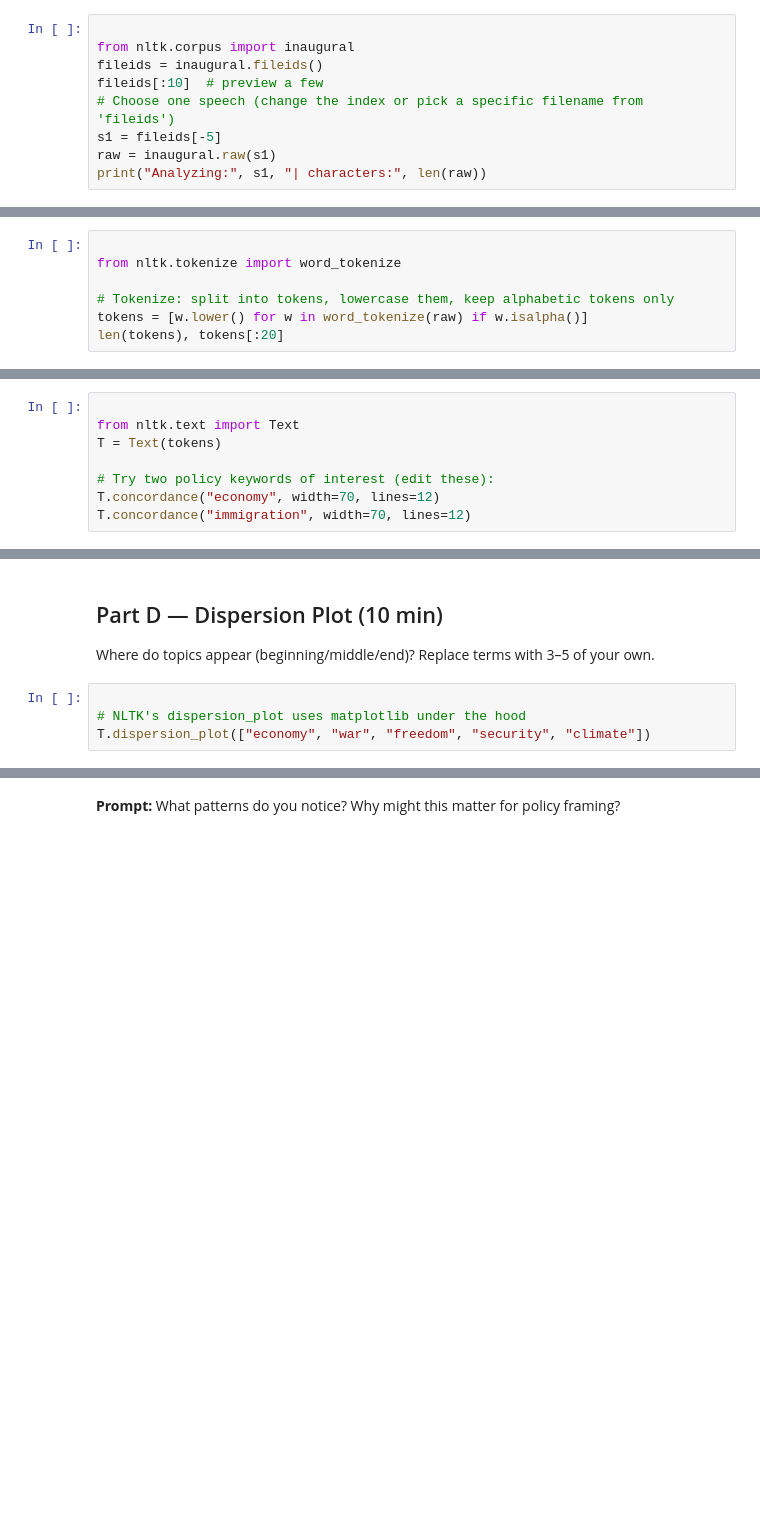
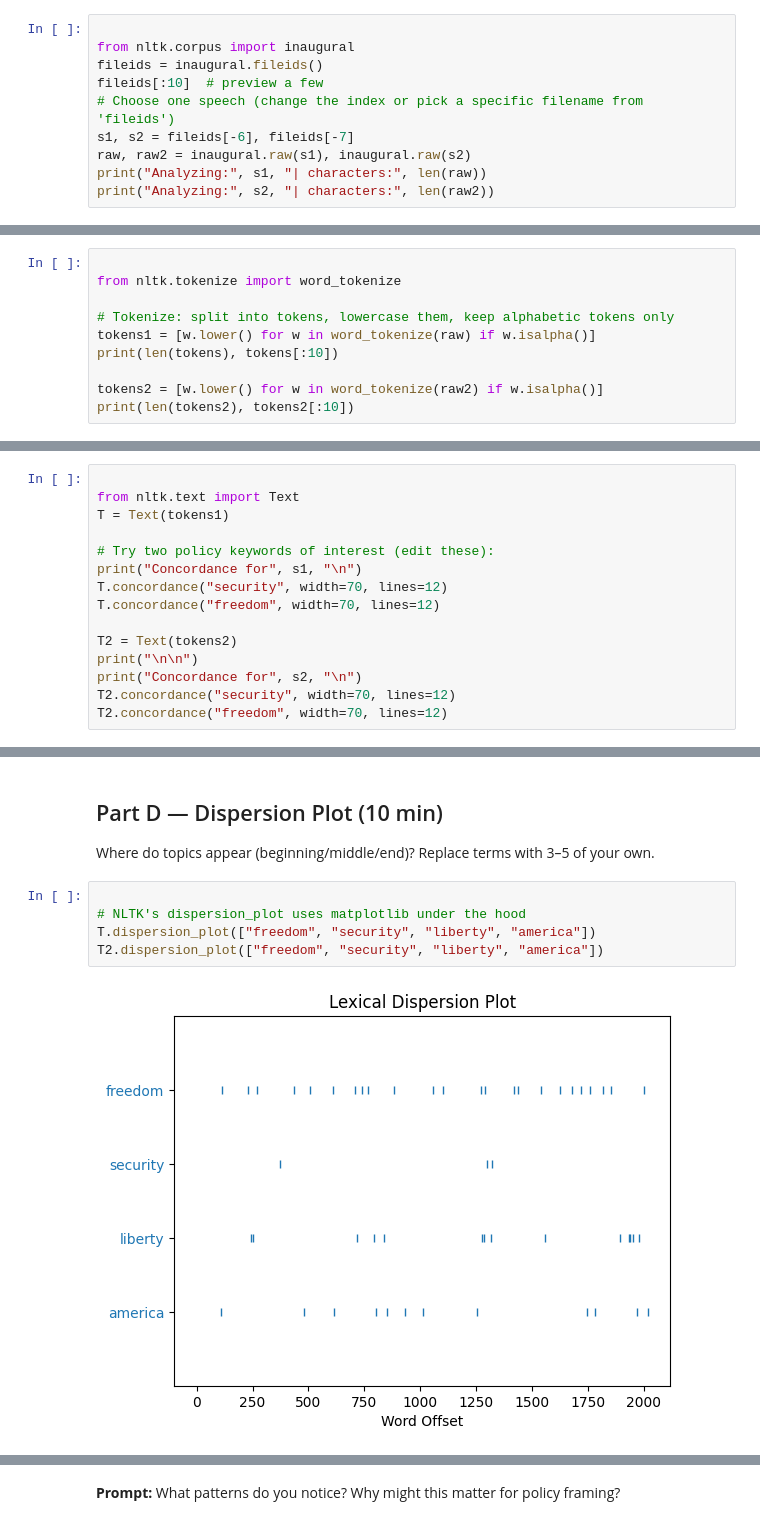
Before and after one commit to ellenwang995/week3_NLTK, a Jupyter notebook: session3_nltk_worksheet.ipynb, the cells around one changed output, grey strips where cells are left out. Saved outputs shown, nothing was run; the diff lists cells and outputs as text; blank space fills up the shorter version.

```diff
--- a/session3_nltk_worksheet.ipynb
+++ b/session3_nltk_worksheet.ipynb
@@ -44,6 +44,7 @@ from nltk.corpus import inaugural
 fileids = inaugural.fileids()
 fileids[:10]  # preview a few
 # Choose one speech (change the index or pick a specific filename from 'fileids')
-s1 = fileids[-5]
-raw = inaugural.raw(s1)
+s1, s2 = fileids[-6], fileids[-7]
+raw, raw2 = inaugural.raw(s1), inaugural.raw(s2)
 print("Analyzing:", s1, "| characters:", len(raw))
+print("Analyzing:", s2, "| characters:", len(raw2))
@@ -94,5 +105,8 @@ Lowercase and keep only alphabetic tokens (drop punctuation/numbers) for a quick
 from nltk.tokenize import word_tokenize
 
 # Tokenize: split into tokens, lowercase them, keep alphabetic tokens only
-tokens = [w.lower() for w in word_tokenize(raw) if w.isalpha()]
-len(tokens), tokens[:20]
+tokens1 = [w.lower() for w in word_tokenize(raw) if w.isalpha()]
+print(len(tokens), tokens[:10])
+
+tokens2 = [w.lower() for w in word_tokenize(raw2) if w.isalpha()]
+print(len(tokens2), tokens2[:10])
@@ -108,8 +172,15 @@ Use *concordance* to see your keywords in context.
 # %%
 
 from nltk.text import Text
-T = Text(tokens)
+T = Text(tokens1)
 
 # Try two policy keywords of interest (edit these):
-T.concordance("economy", width=70, lines=12)
-T.concordance("immigration", width=70, lines=12)
+print("Concordance for", s1, "\n")
+T.concordance("security", width=70, lines=12)
+T.concordance("freedom", width=70, lines=12)
+
+T2 = Text(tokens2)
+print("\n\n")
+print("Concordance for", s2, "\n")
+T2.concordance("security", width=70, lines=12)
+T2.concordance("freedom", width=70, lines=12)
@@ -129,4 +218,7 @@ Where do topics appear (beginning/middle/end)? Replace terms with 3–5 of your
 # %%
 
 # NLTK's dispersion_plot uses matplotlib under the hood
-T.dispersion_plot(["economy", "war", "freedom", "security", "climate"])
+T.dispersion_plot(["freedom", "security", "liberty", "america"])
+T2.dispersion_plot(["freedom", "security", "liberty", "america"])
+# %% [output]
+[figure, added]
```
Also changed, not shown: parts of 8 cells of this notebook.
